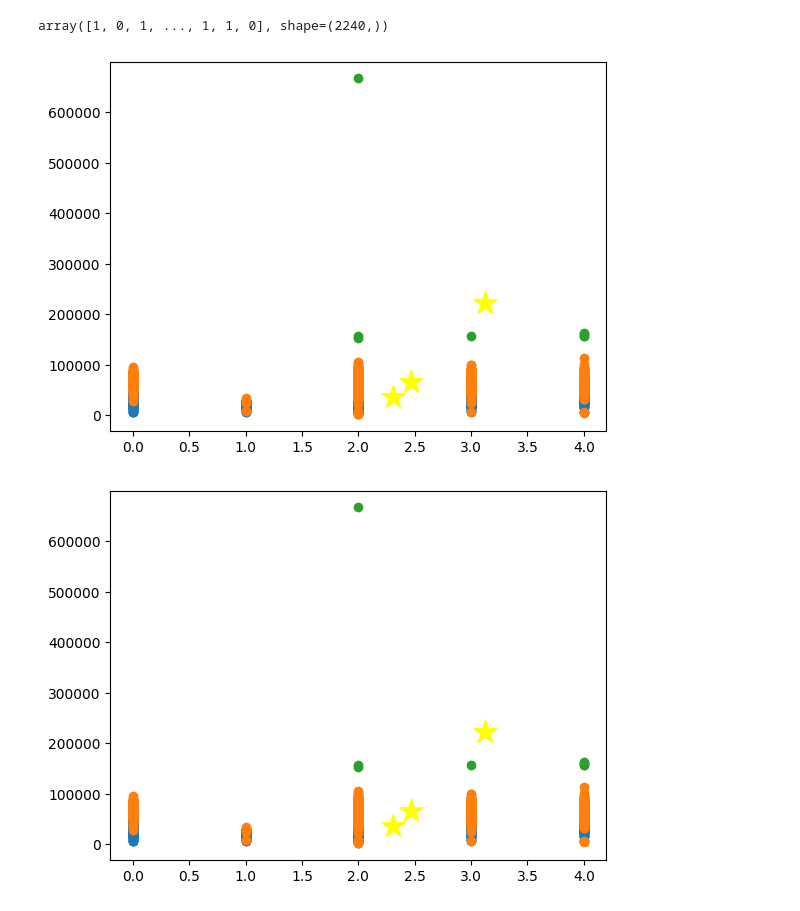
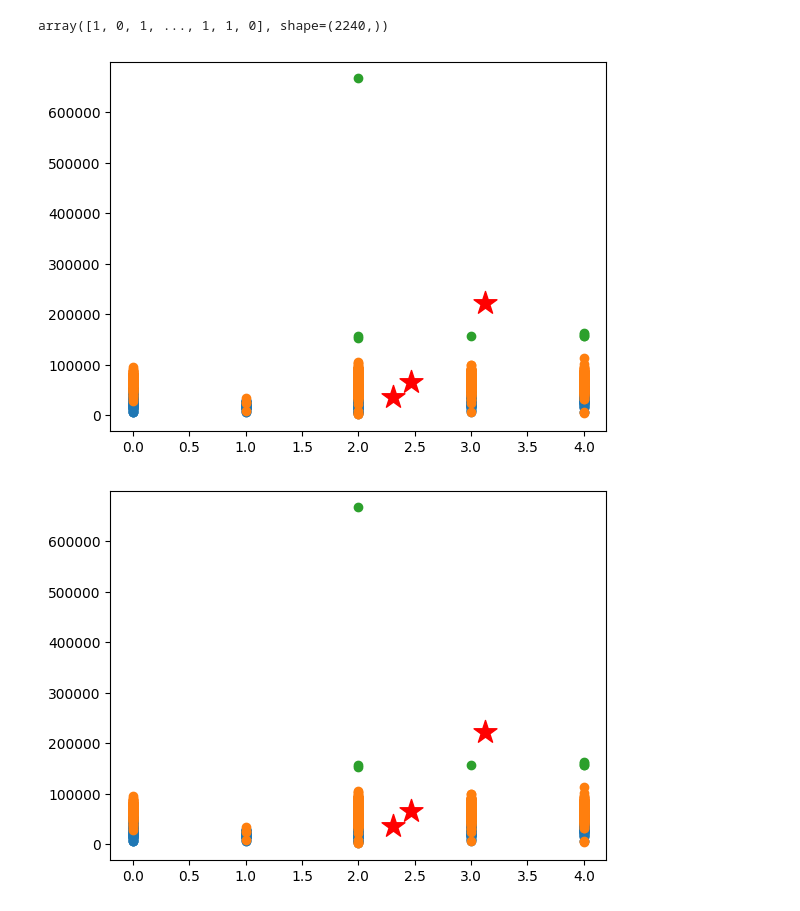
Before and after one commit to anjalaju/python, a Jupyter notebook: datascience/unsupervised_learning/Expectation-maximization/marketing_campaign_eng.ipynb, the cells around one changed output. Cells and saved outputs as stored; diff of their text form; code cells hidden in the pictures.

```diff
--- a/datascience/unsupervised_learning/Expectation-maximization/marketing_campaign_eng.ipynb
+++ b/datascience/unsupervised_learning/Expectation-maximization/marketing_campaign_eng.ipynb
@@ -55,13 +55,13 @@ array([1, 0, 1, ..., 1, 1, 0], shape=(2240,))
 # %%
 
 for i in range(10):
     label=model.fit_predict(X)
     for j in range(3):
         plt.scatter(X[label==j, 0],X[label==j, 1])
-    plt.scatter(model.means_[:,0],model.means_[:,1],s=300,c='yellow',marker='*')
+    plt.scatter(model.means_[:,0],model.means_[:,1],s=300,c='red',marker='*')
     plt.pause(0.5)
 
     plt.show()
 # %% [output]
-[figure, old version]
+[figure, new version]
-[figure, old version]
+[figure, new version]
```
Also changed, not shown: parts of 1 cell of this notebook.
